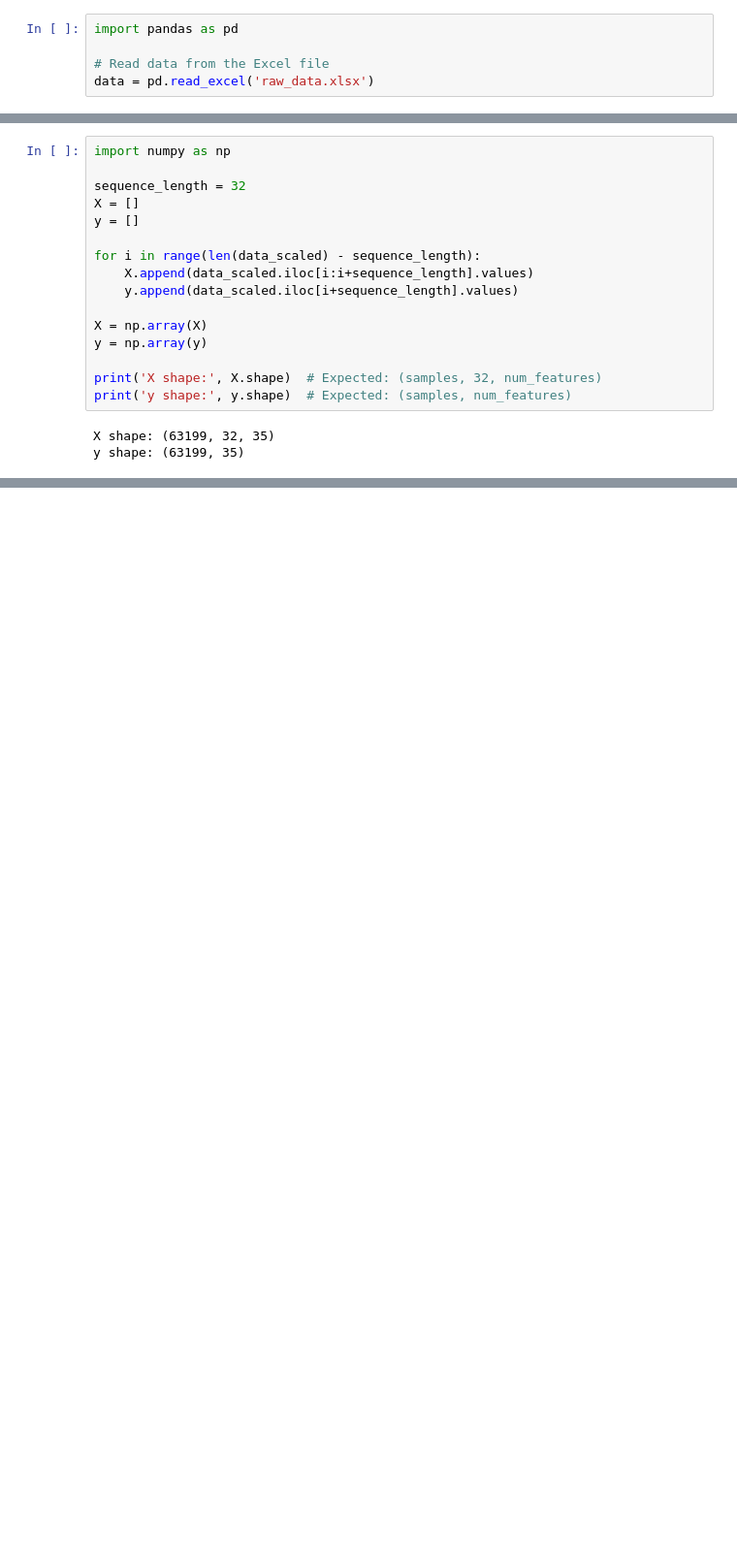
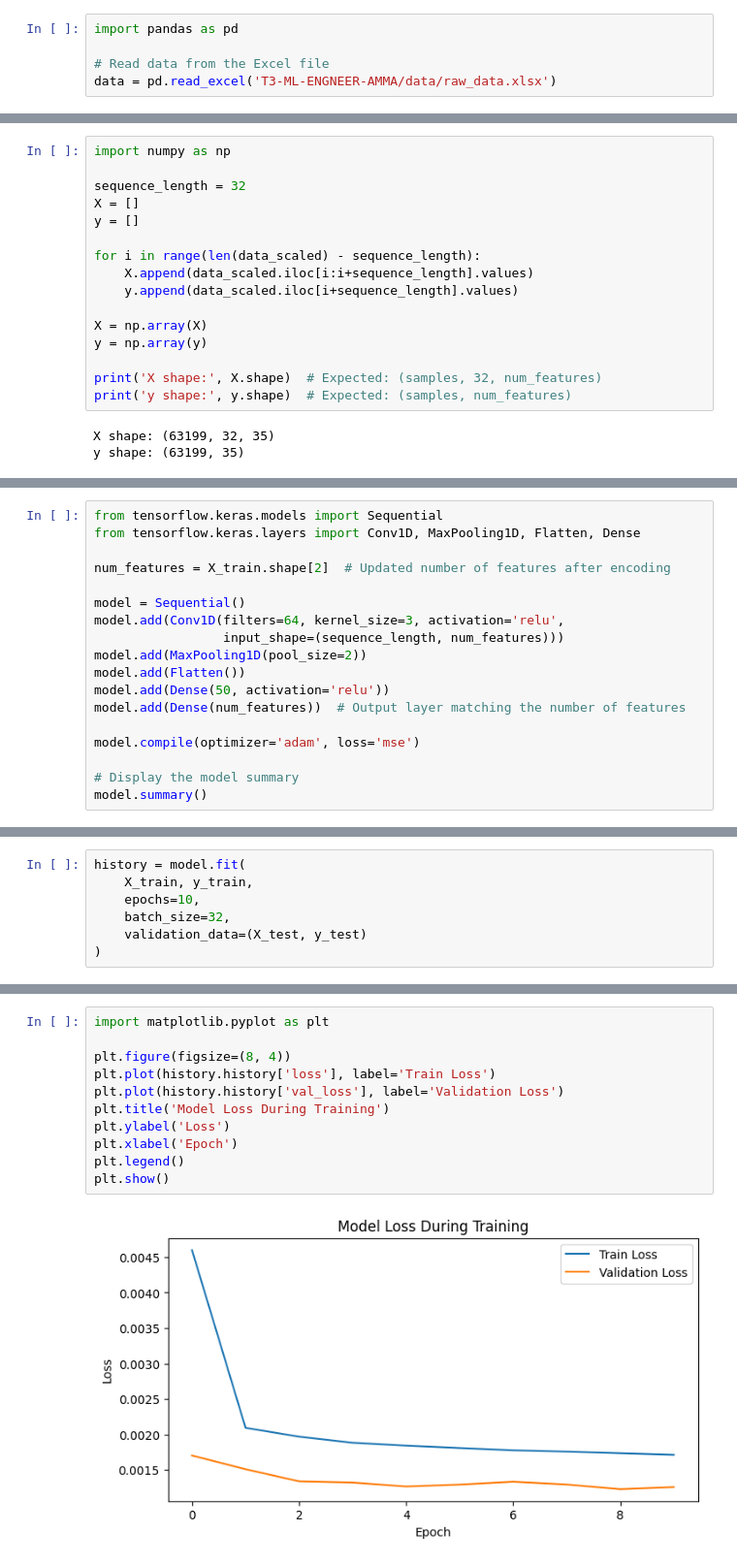
Before and after one commit to tkorsi/T3-ML-ENGNEER-AMMA, a Jupyter notebook: notebooks/Main.ipynb, the cells around one changed output, grey strips where cells are left out. Shown: that part at 97% size. Drawn from its saved outputs; the diff is of its cells as text; blank space fills up the shorter version.

```diff
--- a/notebooks/Main.ipynb
+++ b/notebooks/Main.ipynb
@@ -2,7 +13,7 @@
 import pandas as pd
 
 # Read data from the Excel file
-data = pd.read_excel('raw_data.xlsx')
+data = pd.read_excel('T3-ML-ENGNEER-AMMA/data/raw_data.xlsx')
 # %%
 print('Data shape:', data.shape)
 print(data.head())
@@ -117,0 +128,18 @@ y shape: (63199, 35)
+# %%
+from tensorflow.keras.models import Sequential
+from tensorflow.keras.layers import Conv1D, MaxPooling1D, Flatten, Dense
+
+num_features = X_train.shape[2]  # Updated number of features after encoding
+
+model = Sequential()
+model.add(Conv1D(filters=64, kernel_size=3, activation='relu',
+                 input_shape=(sequence_length, num_features)))
+model.add(MaxPooling1D(pool_size=2))
+model.add(Flatten())
+model.add(Dense(50, activation='relu'))
+model.add(Dense(num_features))  # Output layer matching the number of features
+
+model.compile(optimizer='adam', loss='mse')
+
+# Display the model summary
+model.summary()
@@ -117,0 +164,7 @@ y shape: (63199, 35)
+# %%
+history = model.fit(
+    X_train, y_train,
+    epochs=10,
+    batch_size=32,
+    validation_data=(X_test, y_test)
+)
@@ -117,0 +202,13 @@ y shape: (63199, 35)
+# %%
+import matplotlib.pyplot as plt
+
+plt.figure(figsize=(8, 4))
+plt.plot(history.history['loss'], label='Train Loss')
+plt.plot(history.history['val_loss'], label='Validation Loss')
+plt.title('Model Loss During Training')
+plt.ylabel('Loss')
+plt.xlabel('Epoch')
+plt.legend()
+plt.show()
+# %% [output]
+[figure, added]
```
Also changed, not shown: parts of 10 cells of this notebook.
